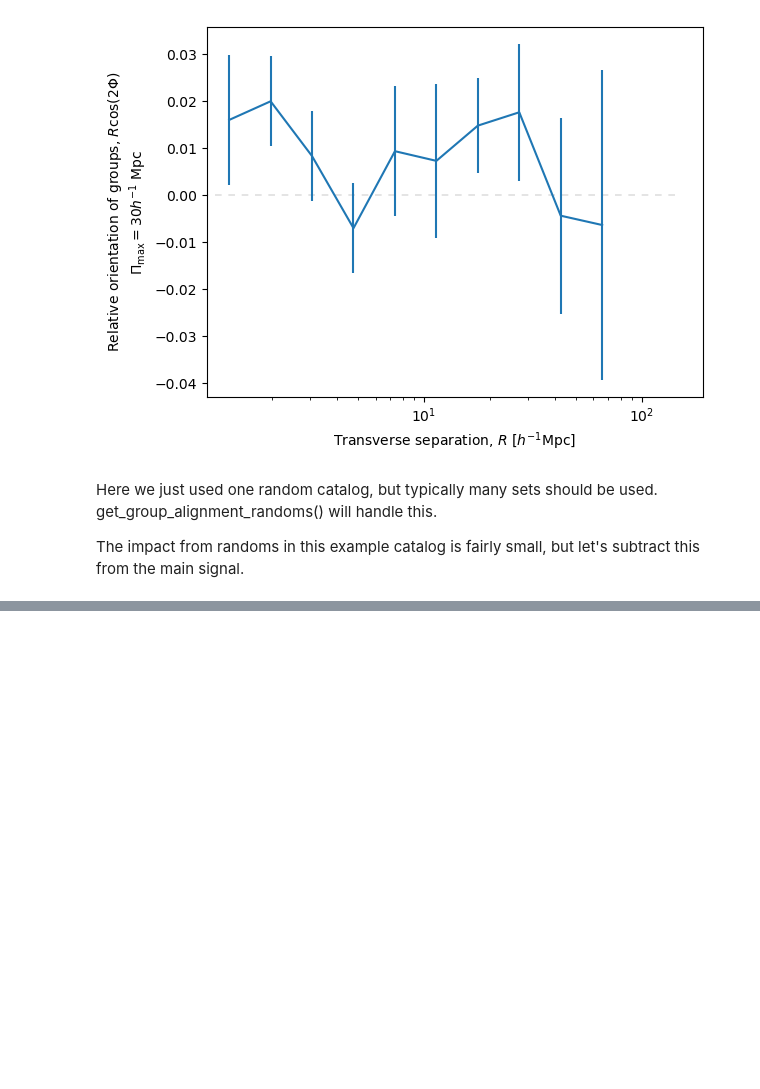
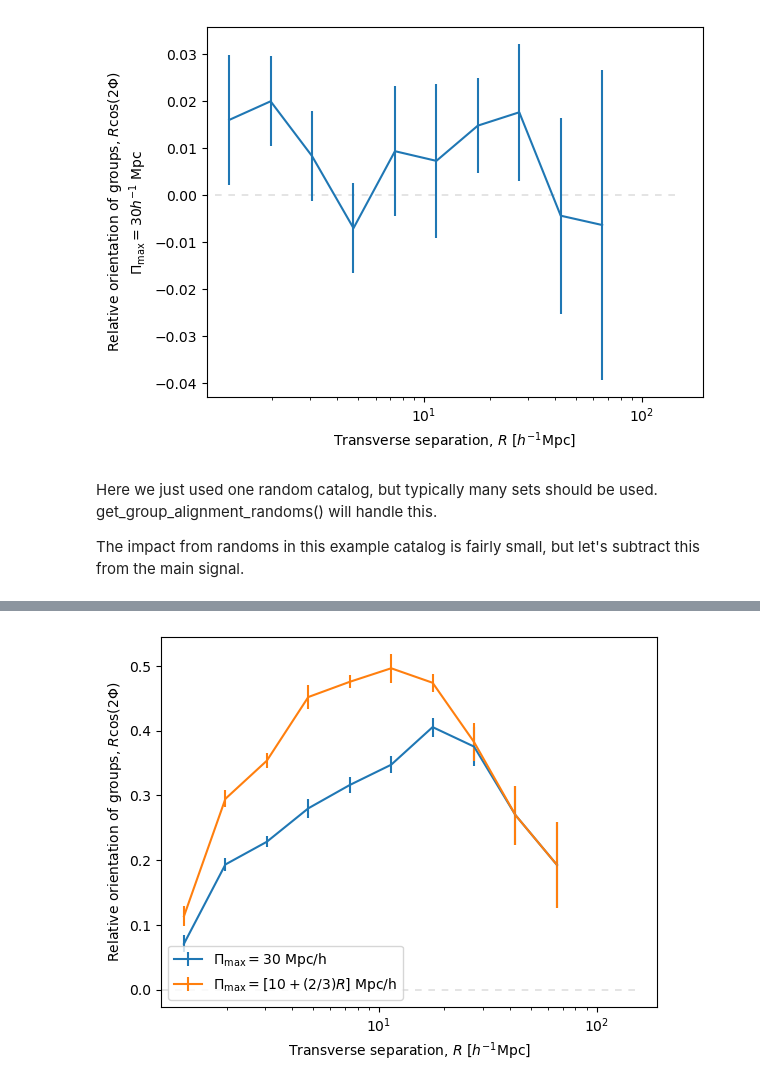
Before and after one commit to cmlamman/spec-IA, a Jupyter notebook: basic_group_alignment.ipynb, the cells around one changed output, grey strips where cells are left out. Saved outputs shown, nothing was run; the diff lists cells and outputs as text; code cells hidden in the pictures; blank space fills up the shorter version.

```diff
--- a/basic_group_alignment.ipynb
+++ b/basic_group_alignment.ipynb
@@ -77,0 +105,13 @@ plt.plot([0,150], [0,0], color='grey', linewidth=.3, zorder=0, dashes=(16,16));
+# %%
+plt.errorbar(bin_centers, bin_centers * alignment_result['relAng_plot'], yerr=bin_centers*alignment_result['relAng_plot_e'], label=r'$\Pi_{\rm max} = 30$ Mpc/h')
+plt.errorbar(bin_centers, bin_centers * alignment_result_slidingPimax['relAng_plot'], yerr=bin_centers*alignment_result_slidingPimax['relAng_plot_e'], label=r'$\Pi_{\rm max} = [10 + (2/3)R]$ Mpc/h')
+
+
+plt.xlabel(r'Transverse separation, $R$ [$h^{-1}$Mpc]')
+plt.ylabel(r'Relative orientation of groups, $R$cos(2$\Phi$)')
+plt.xscale('log')
+# add dotted line at 0
+plt.plot([0,150], [0,0], color='grey', linewidth=.3, zorder=0, dashes=(16,16))
+plt.legend();
+# %% [output]
+[figure, added]
```
Also changed, not shown: parts of 10 cells of this notebook, 6 other files.
